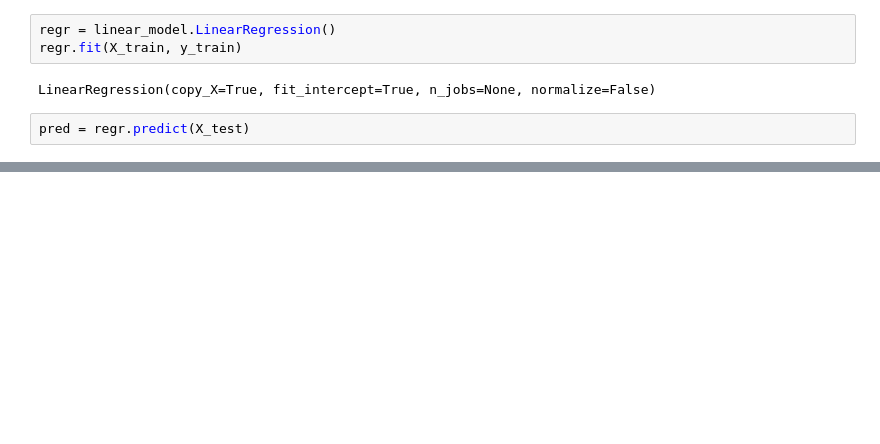
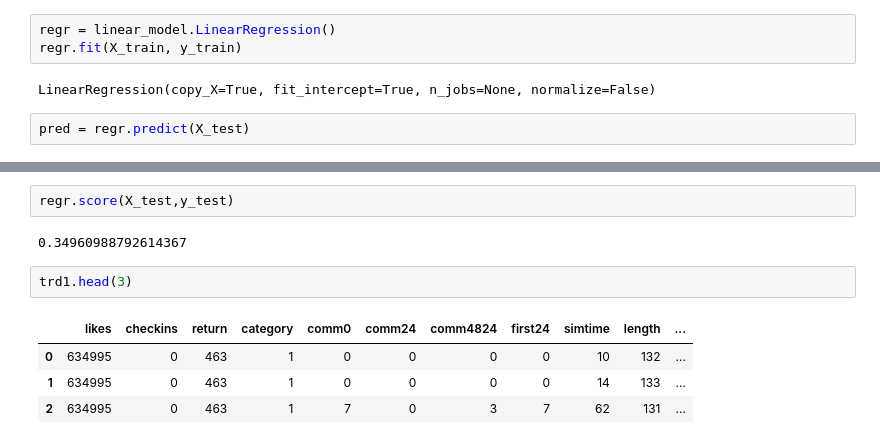
Before and after one commit to AkshayRai20/Projects1, a Jupyter notebook: Akshay_Rai_Team_1_Capstone_Project_3.ipynb, the cells around one changed output, grey strips where cells are left out. Saved outputs shown, nothing was run; the diff lists cells and outputs as text; blank space fills up the shorter version.

```diff
--- a/Akshay_Rai_Team_1_Capstone_Project_3.ipynb
+++ b/Akshay_Rai_Team_1_Capstone_Project_3.ipynb
@@ -377,0 +384,11 @@ test_r2
+# %%
+regr.score(X_test,y_test)
+# %% [output]
+0.34960988792614367
+# %%
+trd1.head(3)
+# %% [output]
+|  | likes | checkins | return | category | comm0 | comm24 | comm4824 | first24 | simtime | length | ... |
+| 0 | 634995 | 0 | 463 | 1 | 0 | 0 | 0 | 0 | 10 | 132 | ... |
+| 1 | 634995 | 0 | 463 | 1 | 0 | 0 | 0 | 0 | 14 | 133 | ... |
+| 2 | 634995 | 0 | 463 | 1 | 7 | 0 | 3 | 7 | 62 | 131 | ... |
```
Also changed, not shown: parts of 18 cells of this notebook.
